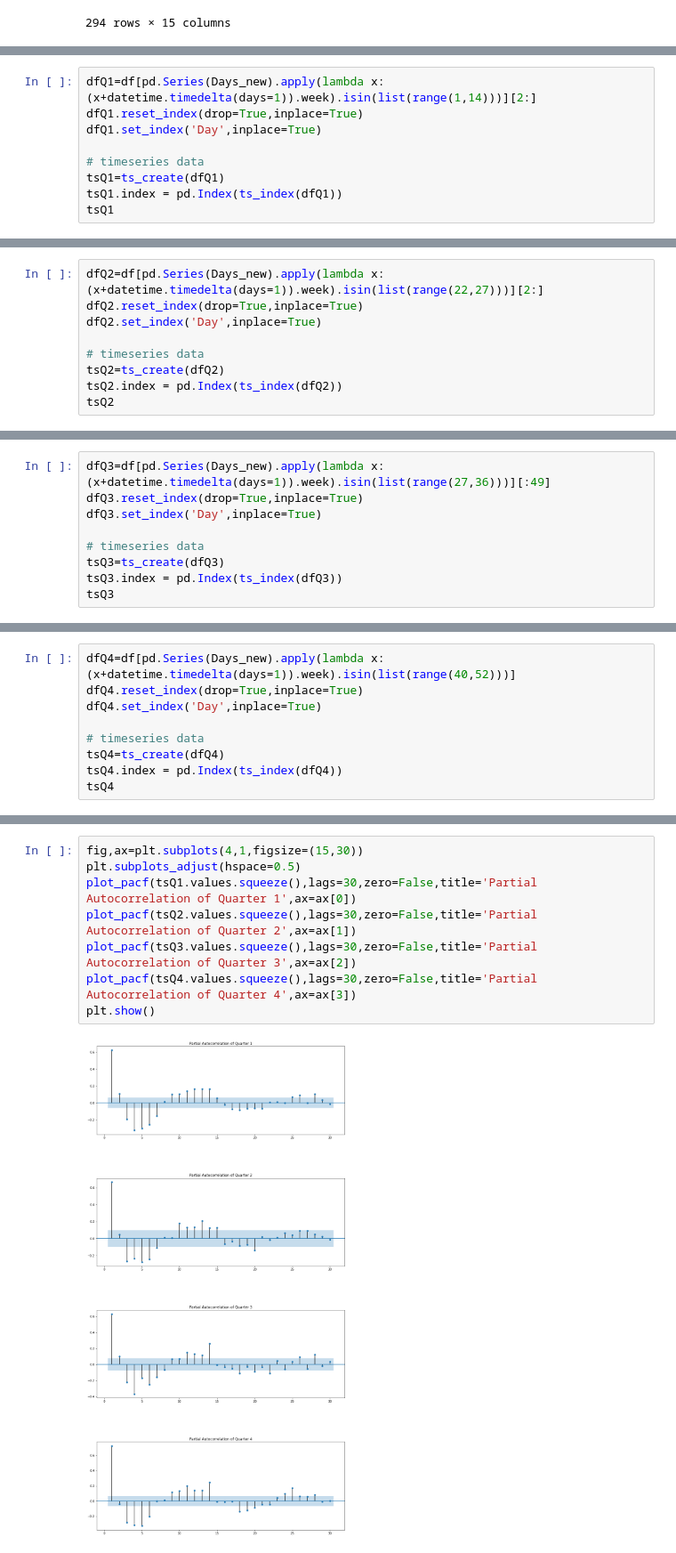
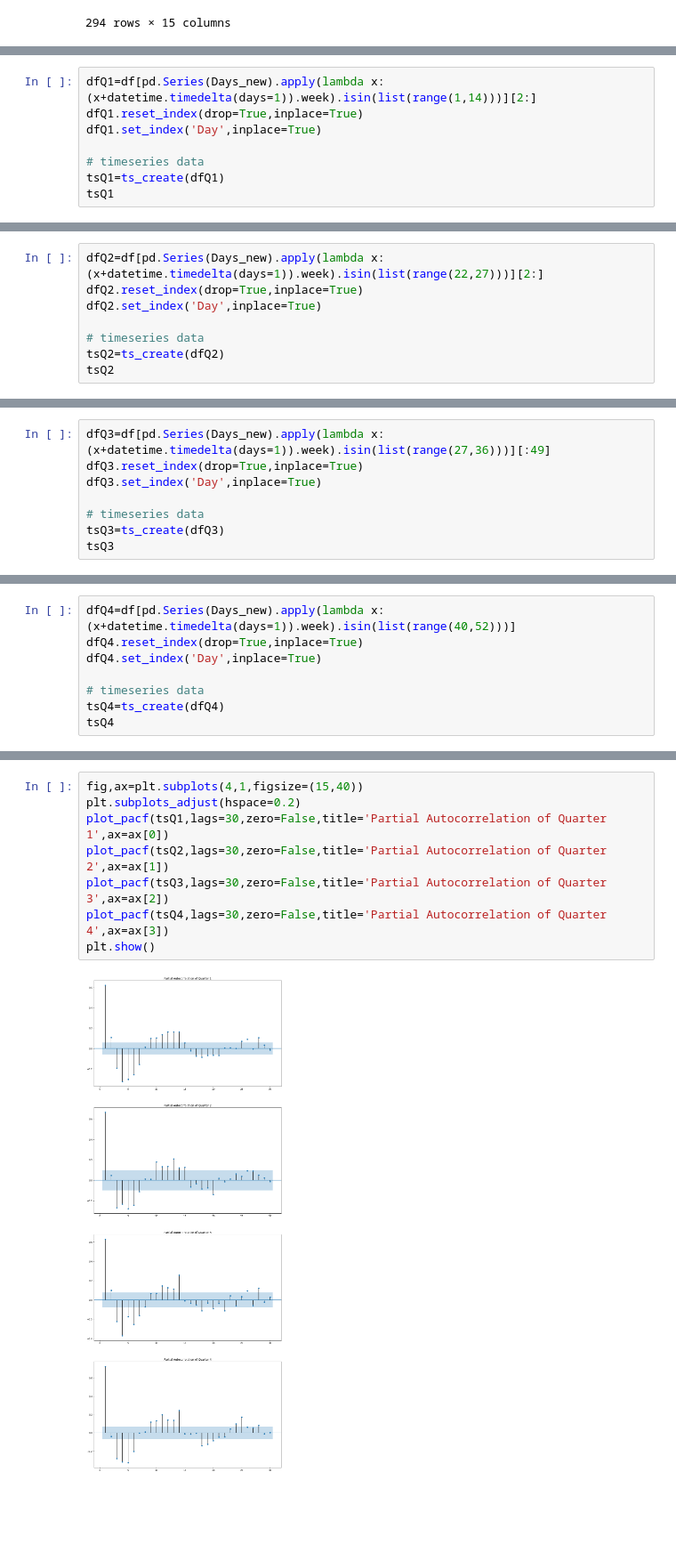
Before and after one commit to rajivsam/cmi_count_data_modeling, a Jupyter notebook: notebooks/week_4.ipynb, the cells around one changed output, grey strips where cells are left out. Shown at 89% size. Drawn from its saved outputs; the diff is of its cells as text; blank space fills up the shorter version.

```diff
--- a/notebooks/week_4.ipynb
+++ b/notebooks/week_4.ipynb
@@ -882,6 +881,5 @@ dfQ1.set_index('Day',inplace=True)
 
 # timeseries data
 tsQ1=ts_create(dfQ1)
-tsQ1.index = pd.Index(ts_index(dfQ1))
 tsQ1
 # %% [output]
@@ -905,6 +902,5 @@ dfQ2.set_index('Day',inplace=True)
 
 # timeseries data
 tsQ2=ts_create(dfQ2)
-tsQ2.index = pd.Index(ts_index(dfQ2))
 tsQ2
 # %% [output]
@@ -928,6 +923,5 @@ dfQ3.set_index('Day',inplace=True)
 
 # timeseries data
 tsQ3=ts_create(dfQ3)
-tsQ3.index = pd.Index(ts_index(dfQ3))
 tsQ3
 # %% [output]
@@ -951,6 +944,5 @@ dfQ4.set_index('Day',inplace=True)
 
 # timeseries data
 tsQ4=ts_create(dfQ4)
-tsQ4.index = pd.Index(ts_index(dfQ4))
 tsQ4
 # %% [output]
@@ -970,10 +961,10 @@ tsQ4
 # %%
-fig,ax=plt.subplots(4,1,figsize=(15,30))
-plt.subplots_adjust(hspace=0.5)
-plot_pacf(tsQ1.values.squeeze(),lags=30,zero=False,title='Partial Autocorrelation of Quarter 1',ax=ax[0])
-plot_pacf(tsQ2.values.squeeze(),lags=30,zero=False,title='Partial Autocorrelation of Quarter 2',ax=ax[1])
-plot_pacf(tsQ3.values.squeeze(),lags=30,zero=False,title='Partial Autocorrelation of Quarter 3',ax=ax[2])
-plot_pacf(tsQ4.values.squeeze(),lags=30,zero=False,title='Partial Autocorrelation of Quarter 4',ax=ax[3])
+fig,ax=plt.subplots(4,1,figsize=(15,40))
+plt.subplots_adjust(hspace=0.2)
+plot_pacf(tsQ1,lags=30,zero=False,title='Partial Autocorrelation of Quarter 1',ax=ax[0])
+plot_pacf(tsQ2,lags=30,zero=False,title='Partial Autocorrelation of Quarter 2',ax=ax[1])
+plot_pacf(tsQ3,lags=30,zero=False,title='Partial Autocorrelation of Quarter 3',ax=ax[2])
+plot_pacf(tsQ4,lags=30,zero=False,title='Partial Autocorrelation of Quarter 4',ax=ax[3])
 plt.show()
 # %% [output]
-[figure, old version]
+[figure, new version]
```
Also changed, not shown: parts of 7 cells of this notebook.
